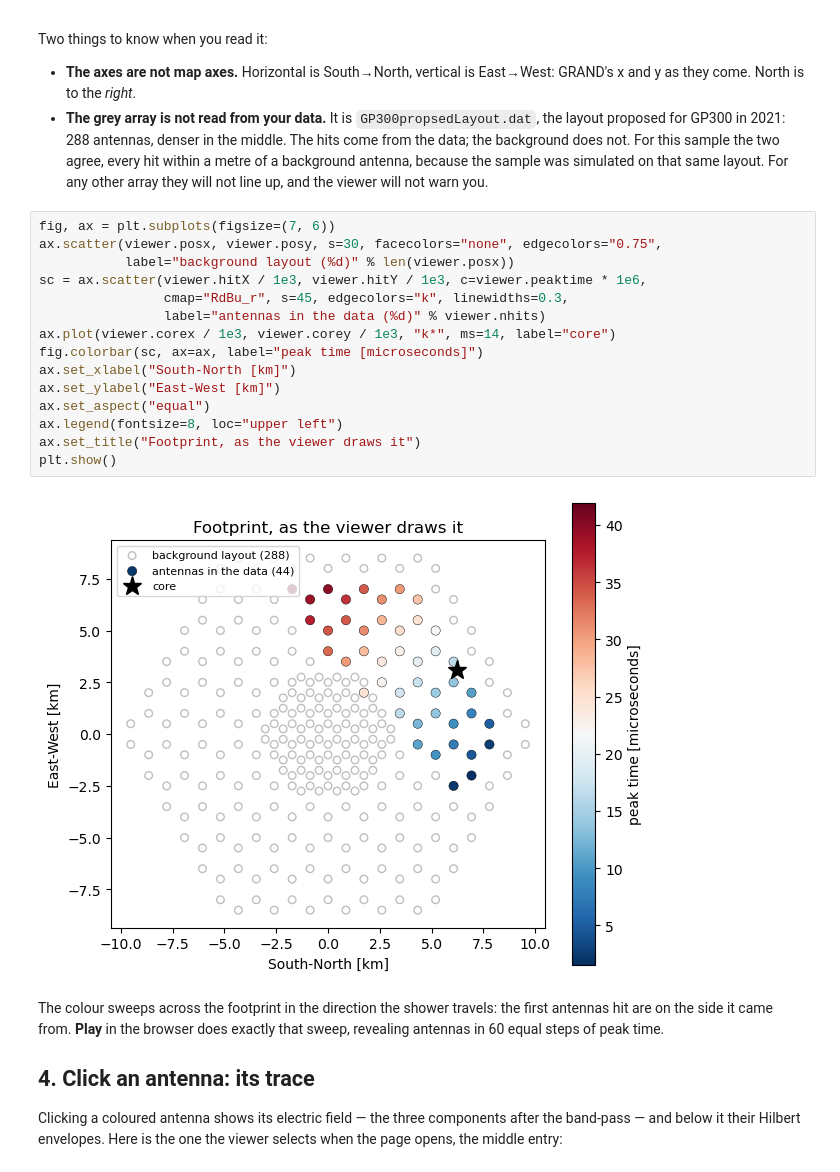
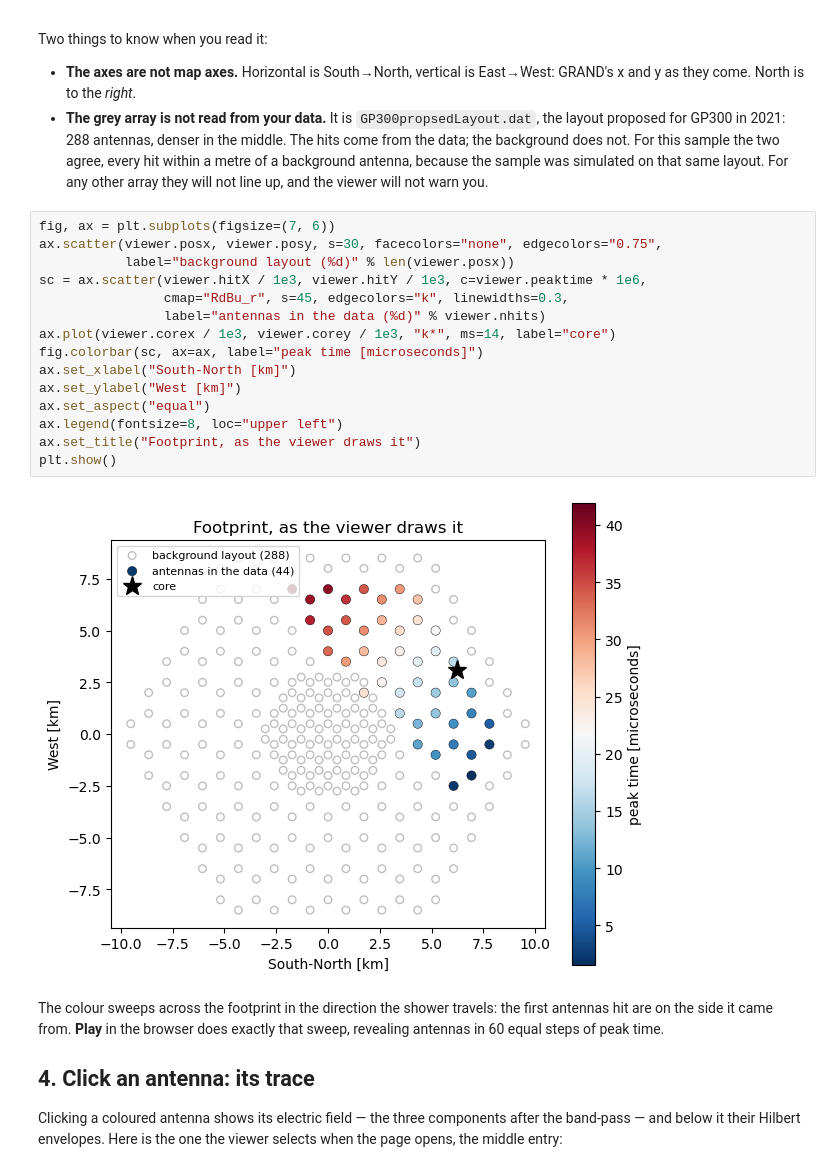
Before and after one commit to grand-mother/grand, a Jupyter notebook: notebooks/12_event_viewer.ipynb, the cells around one changed output. Drawn from its saved outputs; the diff is of its cells as text.

```diff
--- a/notebooks/12_event_viewer.ipynb
+++ b/notebooks/12_event_viewer.ipynb
@@ -174,20 +174,20 @@ Two things to know when you read it:
 # %%
 fig, ax = plt.subplots(figsize=(7, 6))
 ax.scatter(viewer.posx, viewer.posy, s=30, facecolors="none", edgecolors="0.75",
            label="background layout (%d)" % len(viewer.posx))
 sc = ax.scatter(viewer.hitX / 1e3, viewer.hitY / 1e3, c=viewer.peaktime * 1e6,
                 cmap="RdBu_r", s=45, edgecolors="k", linewidths=0.3,
                 label="antennas in the data (%d)" % viewer.nhits)
 ax.plot(viewer.corex / 1e3, viewer.corey / 1e3, "k*", ms=14, label="core")
 fig.colorbar(sc, ax=ax, label="peak time [microseconds]")
 ax.set_xlabel("South-North [km]")
-ax.set_ylabel("East-West [km]")
+ax.set_ylabel("West [km]")
 ax.set_aspect("equal")
 ax.legend(fontsize=8, loc="upper left")
 ax.set_title("Footprint, as the viewer draws it")
 plt.show()
 # %% [output]
-[figure, old version]
+[figure, new version]
 # %% [markdown]
 The colour sweeps across the footprint in the direction the shower travels:
 the first antennas hit are on the side it came from. **Play** in the browser
```
Also changed, not shown: parts of 1 cell of this notebook, 4 other files.
